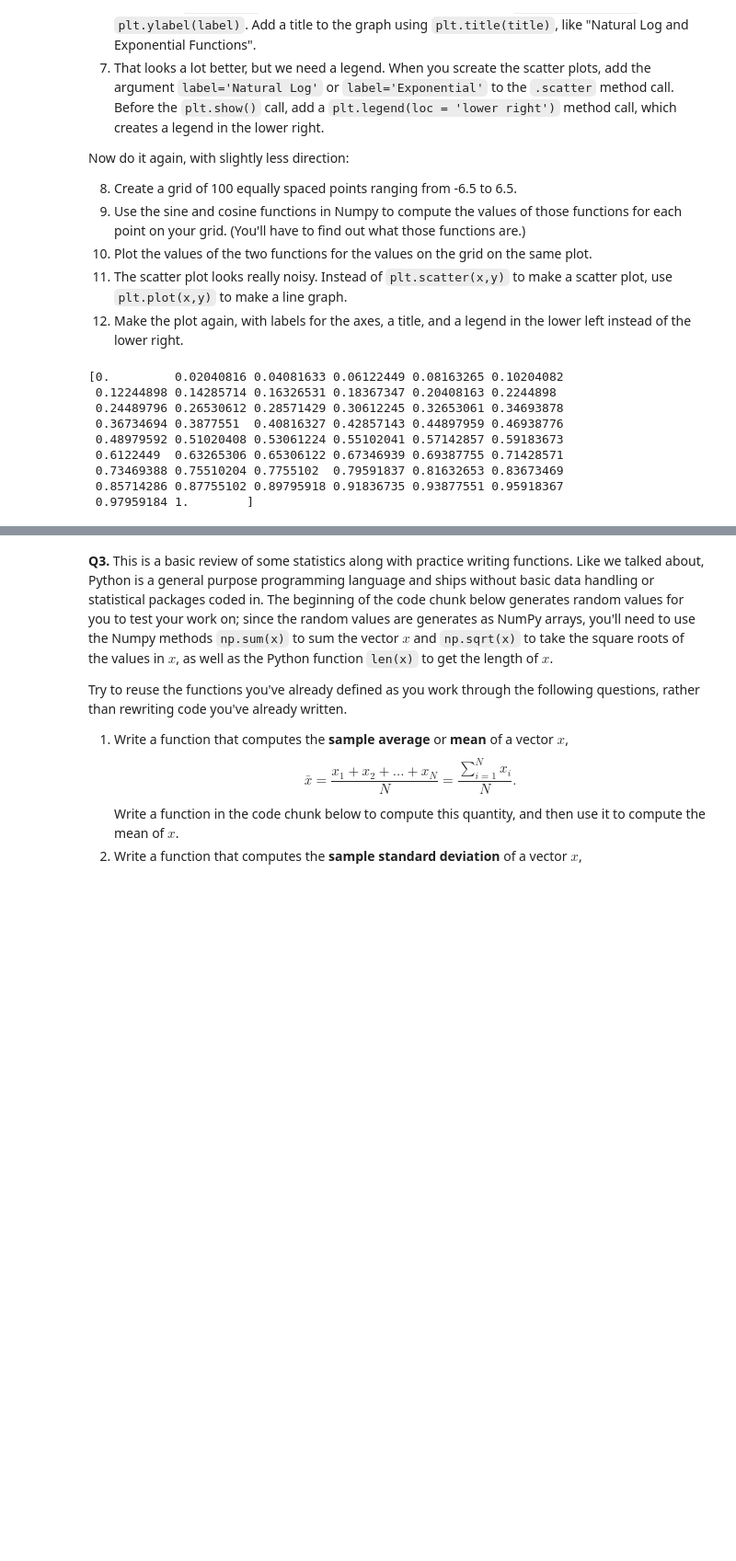
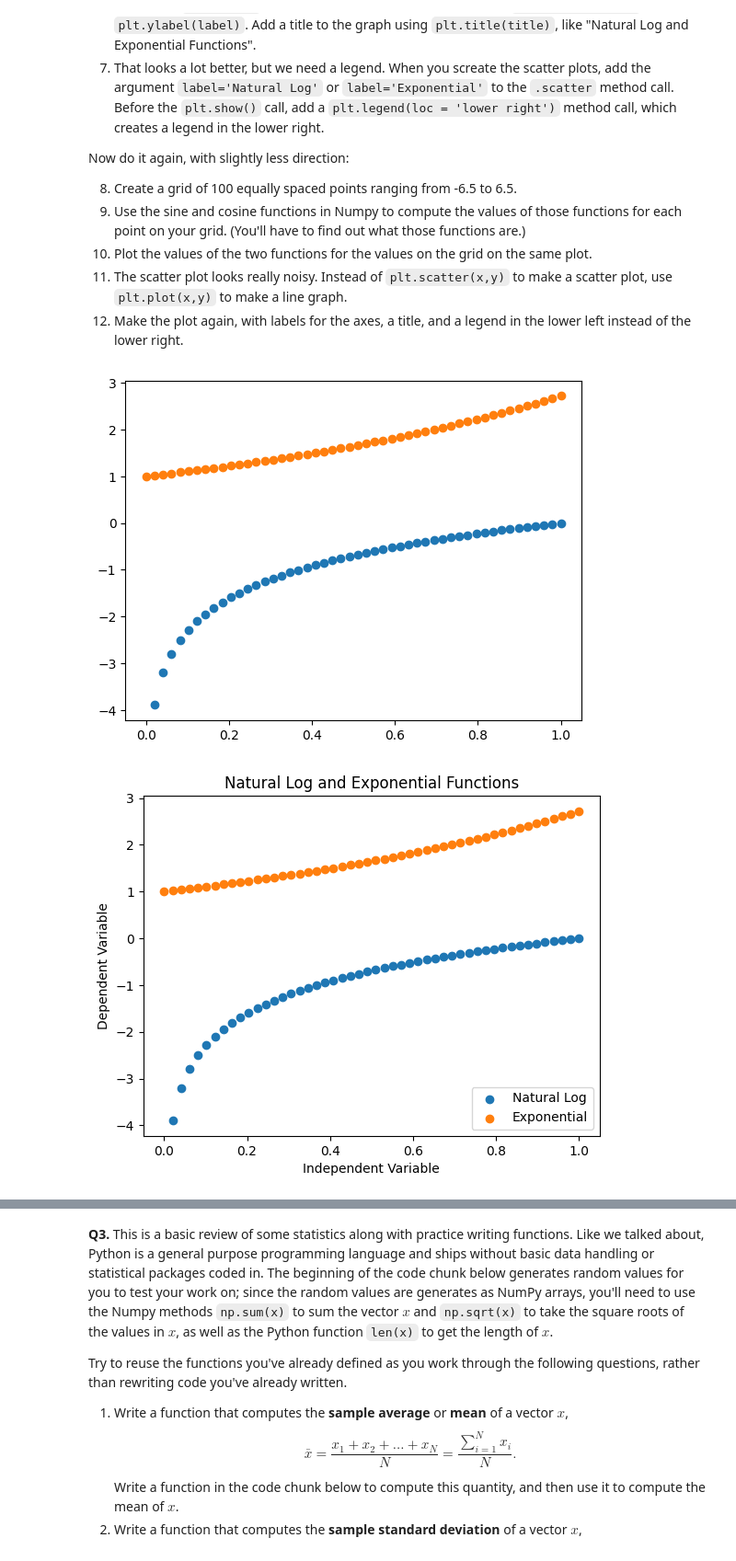
Before and after one commit to kkuang116/DS_3001-programming, a Jupyter notebook: assignment/assignment_programming_mywork.ipynb, the cells around one changed output, grey strips where cells are left out. Shown: that part at 92% size. Cells and saved outputs as stored; diff of their text form; code cells hidden in the pictures; blank space fills up the shorter version.

```diff
--- a/assignment/assignment_programming_mywork.ipynb
+++ b/assignment/assignment_programming_mywork.ipynb
@@ -36,36 +36,64 @@ Now do it again, with slightly less direction:
 # %%
 # 1) import numpy
 import numpy as np
 import matplotlib.pyplot as plt
 
 
-# 2) create a grid of 50 points from 0 to 1
+# 2-5) create a numpy array y containing values for a natural log; create a numpy array z containing
+# values for the exponential function
 grid = np.linspace(0,1,50)
-print(grid)     # seeing the output
+y = np.log(grid)
+z = np.exp(grid)
+plt.scatter(grid, y)
+plt.scatter(grid, z)
+plt.show()
 
 
-# 3) create a numpy array y containing values for a natural log; create a numpy array z containing
-# values for the exponential function
+# 6-7) create two scatter plots of the points created; show plot
+grid = np.linspace(0,1,50)
+y = np.log(grid)
+z = np.exp(grid)
+plt.scatter(grid, y, label = "Natural Log")
+plt.scatter(grid, z, label = "Exponential")
+
+plt.xlabel("Independent Variable")
+plt.ylabel("Dependent Variable")
+plt.title("Natural Log and Exponential Functions")
+
+plt.legend(loc = "lower right")
+plt.show()
 
 
-
-# 4) create two scatter plots of the points created
+# 8-10) repeating the processes for a new set of plots
+new_grid = np.linspace(-6.5, 6.5, 100)
+sin_graph = np.sin(new_grid)
+cos_graph = np.cos(new_grid)
+plt.scatter(new_grid, sin_graph)
+plt.scatter(new_grid, cos_graph)
+plt.show()
 
 
-
-# 5) use plt.show() to create the plot
+# 11) new plots
+new_grid = np.linspace(-6.5, 6.5, 100)
+sin_graph = np.sin(new_grid)
+cos_graph = np.cos(new_grid)
+plt.plot(new_grid, sin_graph, label = "Sine Graph")
+plt.plot(new_grid, cos_graph, label = "Cosine Graph")
+plt.show()
 
 
+# 12) plot with labeled components
+new_grid = np.linspace(-6.5, 6.5, 100)
+sin_graph = np.sin(new_grid)
+cos_graph = np.cos(new_grid)
+plt.plot(new_grid, sin_graph, label = "Sine Graph")
+plt.plot(new_grid, cos_graph, label = "Cosine Graph")
 
-
-# 6) before calling plt.show(), add labels and a title
+plt.xlabel("Independent Variable")
+plt.ylabel("Dependent Variable")
+plt.title("Sine and Cosine Graphs")
+plt.legend(loc = "lower left")
+plt.show()
 # %% [output]
-[0.         0.02040816 0.04081633 0.06122449 0.08163265 0.10204082
- 0.12244898 0.14285714 0.16326531 0.18367347 0.20408163 0.2244898
- 0.24489796 0.26530612 0.28571429 0.30612245 0.32653061 0.34693878
- 0.36734694 0.3877551  0.40816327 0.42857143 0.44897959 0.46938776
- 0.48979592 0.51020408 0.53061224 0.55102041 0.57142857 0.59183673
- 0.6122449  0.63265306 0.65306122 0.67346939 0.69387755 0.71428571
- 0.73469388 0.75510204 0.7755102  0.79591837 0.81632653 0.83673469
- 0.85714286 0.87755102 0.89795918 0.91836735 0.93877551 0.95918367
- 0.97959184 1.        ]
+[figure, added]
+[figure, added]
```
Also changed, not shown: parts of 1 cell of this notebook.
